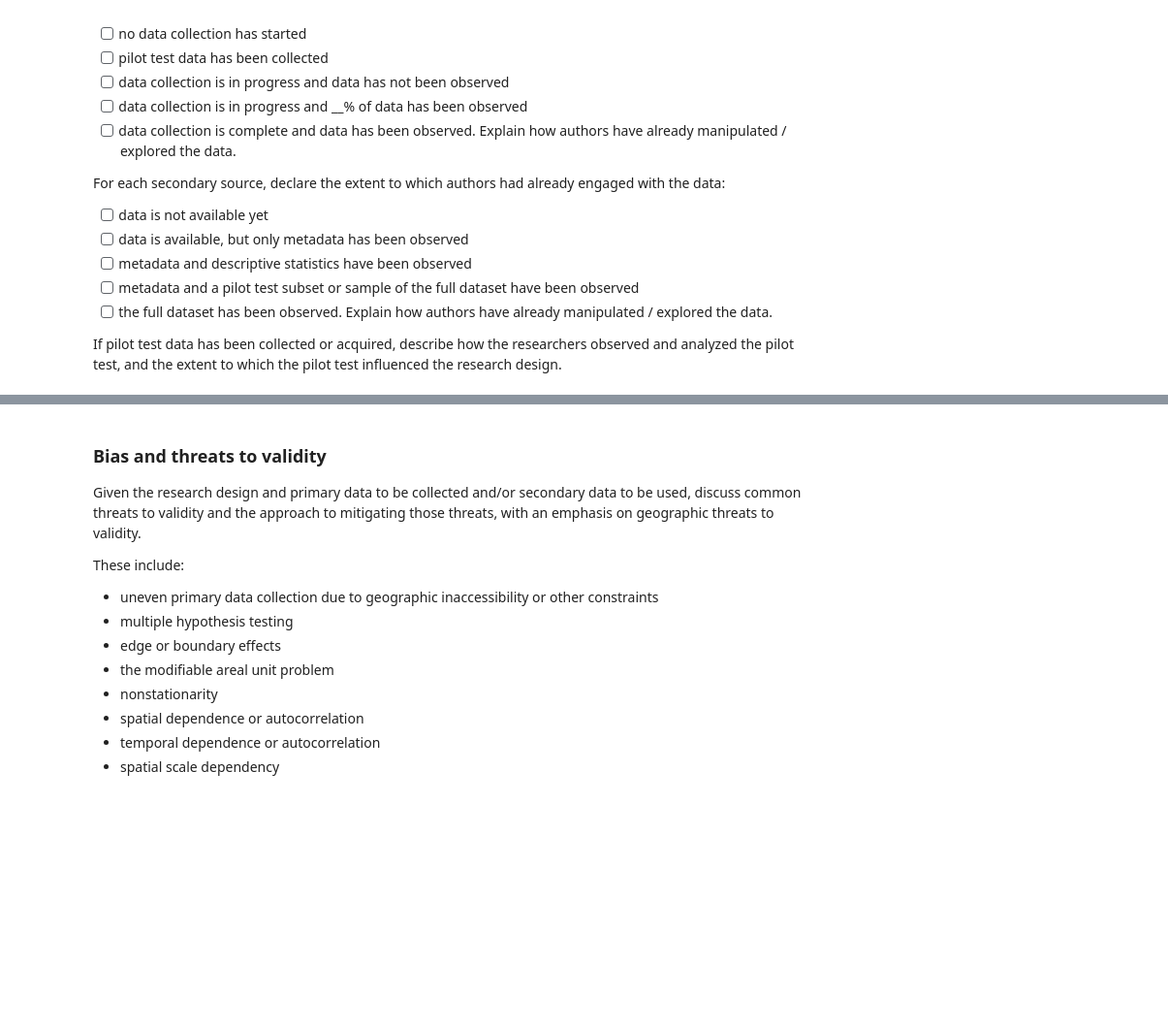
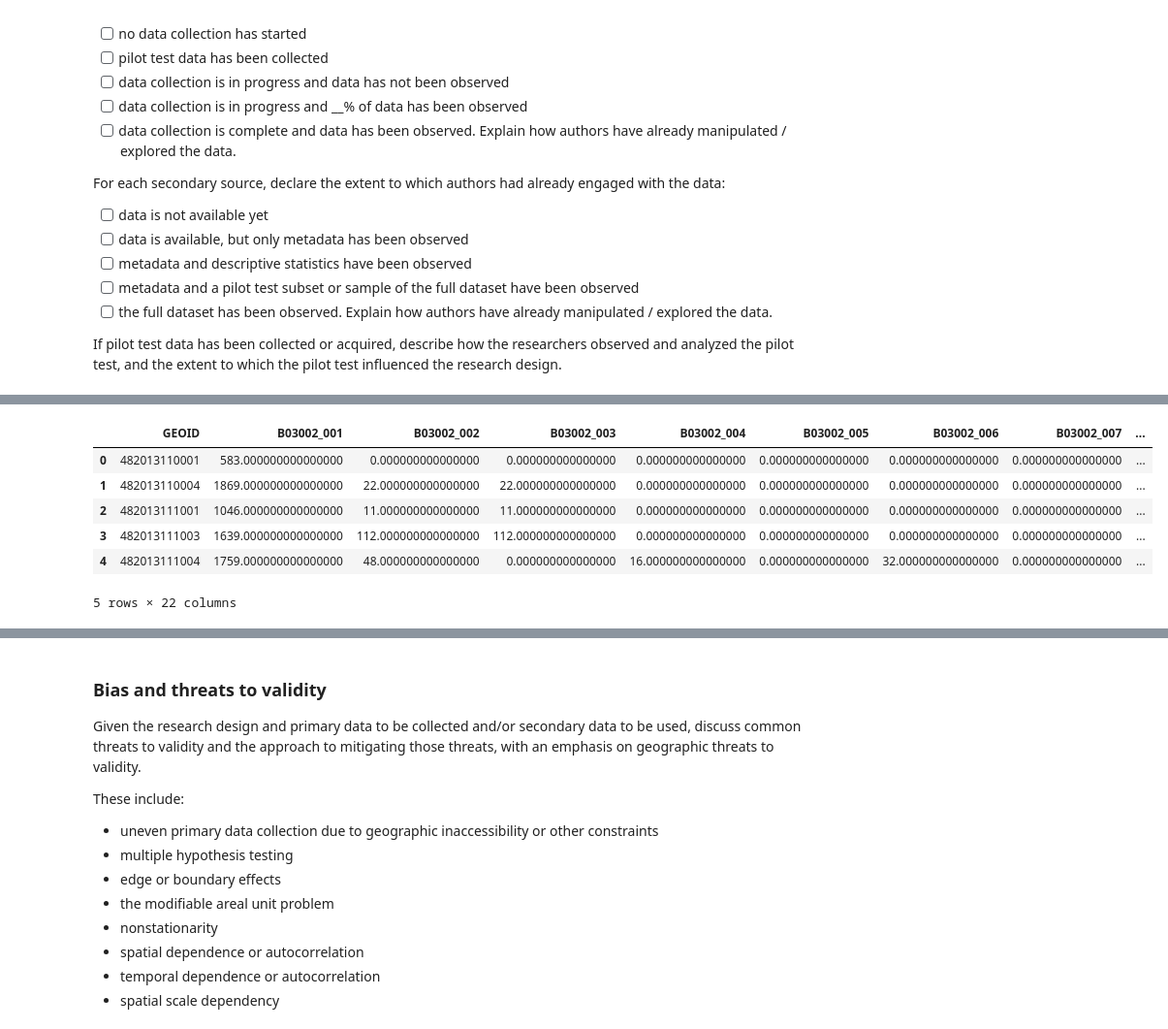
Before and after one commit to Colman-Bashore/Harvey-Flooding-Replication, a Jupyter notebook: procedure/code/01-Jupyter_notebook.ipynb, the cells around one changed output, grey strips where cells are left out. Shown: that part at 97% size. Cells and saved outputs as stored; diff of their text form; code cells hidden in the pictures; blank space fills up the shorter version.

```diff
--- a/procedure/code/01-Jupyter_notebook.ipynb
+++ b/procedure/code/01-Jupyter_notebook.ipynb
@@ -195,0 +230,13 @@ If pilot test data has been collected or acquired, describe how the researchers
+# %%
+blockgroup_demographic_data = pd.read_csv(here(path["drpub"],'blockgroup_demographic_data.csv'), dtype=str,encoding='latin-1')
+
+
+blockgroup_demographic_data.head()
+# %% [output]
+|  | GEOID | B03002_001 | B03002_002 | B03002_003 | B03002_004 | B03002_005 | B03002_006 | B03002_007 | ... |
+| 0 | 482013110001 | 583.000000000000000 | 0.000000000000000 | 0.000000000000000 | 0.000000000000000 | 0.000000000000000 | 0.000000000000000 | 0.000000000000000 | ... |
+| 1 | 482013110004 | 1869.000000000000000 | 22.000000000000000 | 22.000000000000000 | 0.000000000000000 | 0.000000000000000 | 0.000000000000000 | 0.000000000000000 | ... |
+| 2 | 482013111001 | 1046.000000000000000 | 11.000000000000000 | 11.000000000000000 | 0.000000000000000 | 0.000000000000000 | 0.000000000000000 | 0.000000000000000 | ... |
+| 3 | 482013111003 | 1639.000000000000000 | 112.000000000000000 | 112.000000000000000 | 0.000000000000000 | 0.000000000000000 | 0.000000000000000 | 0.000000000000000 | ... |
+| 4 | 482013111004 | 1759.000000000000000 | 48.000000000000000 | 0.000000000000000 | 16.000000000000000 | 0.000000000000000 | 32.000000000000000 | 0.000000000000000 | ... |
+5 rows × 22 columns
```
Also changed, not shown: parts of 11 cells of this notebook, 21 other files.
